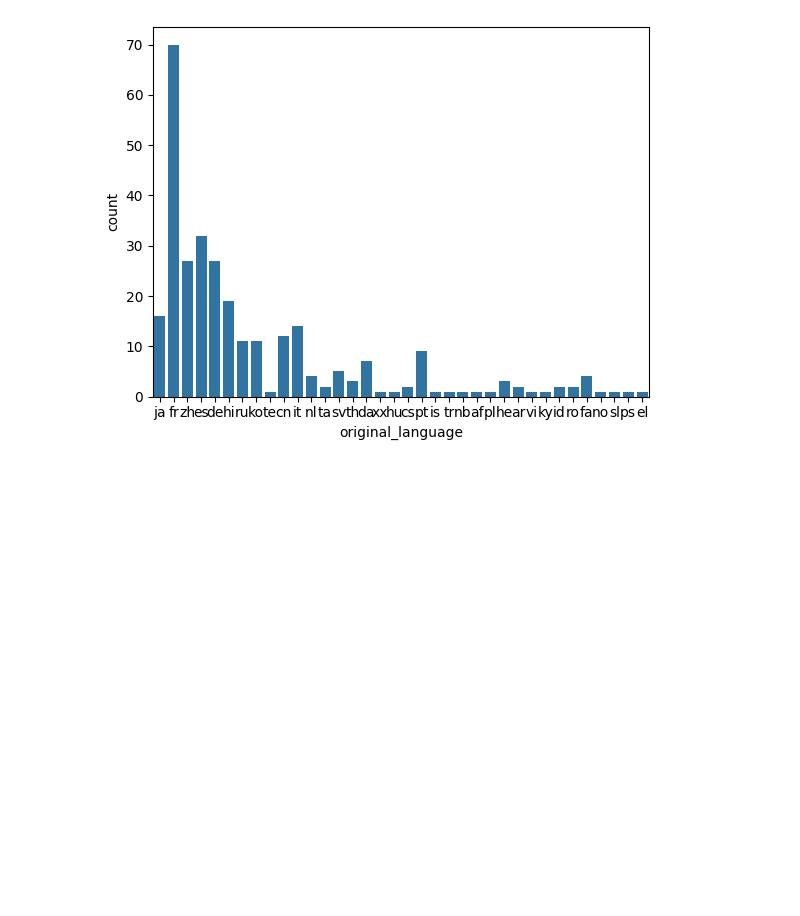
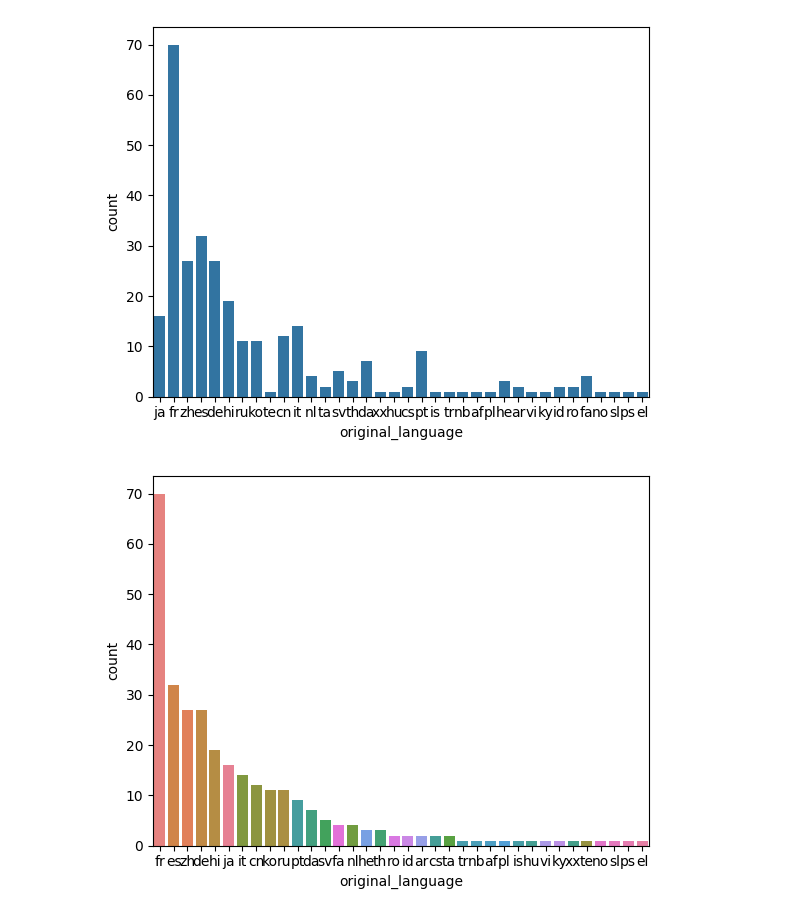
Before and after one commit to rgrAndrade/DataDive, a Jupyter notebook: DataDive.ipynb, the cells around one changed output. Drawn from its saved outputs; the diff is of its cells as text; code cells hidden in the pictures; blank space fills up the shorter version.

```diff
--- a/DataDive.ipynb
+++ b/DataDive.ipynb
@@ -324,3 +324,9 @@ sns.countplot(data = tmdb.query('original_language != "en"'), x='original_langua
 plt.show()
 # %% [output]
 [figure]
+# %%
+sns.countplot(data = tmdb.query('original_language != "en"'), order= total_de_outros_filmes_por_lingua.index, hue='original_language',
+              x='original_language')
+plt.show()
+# %% [output]
+[figure, added]
```
Also changed, not shown: parts of 3 cells of this notebook.
